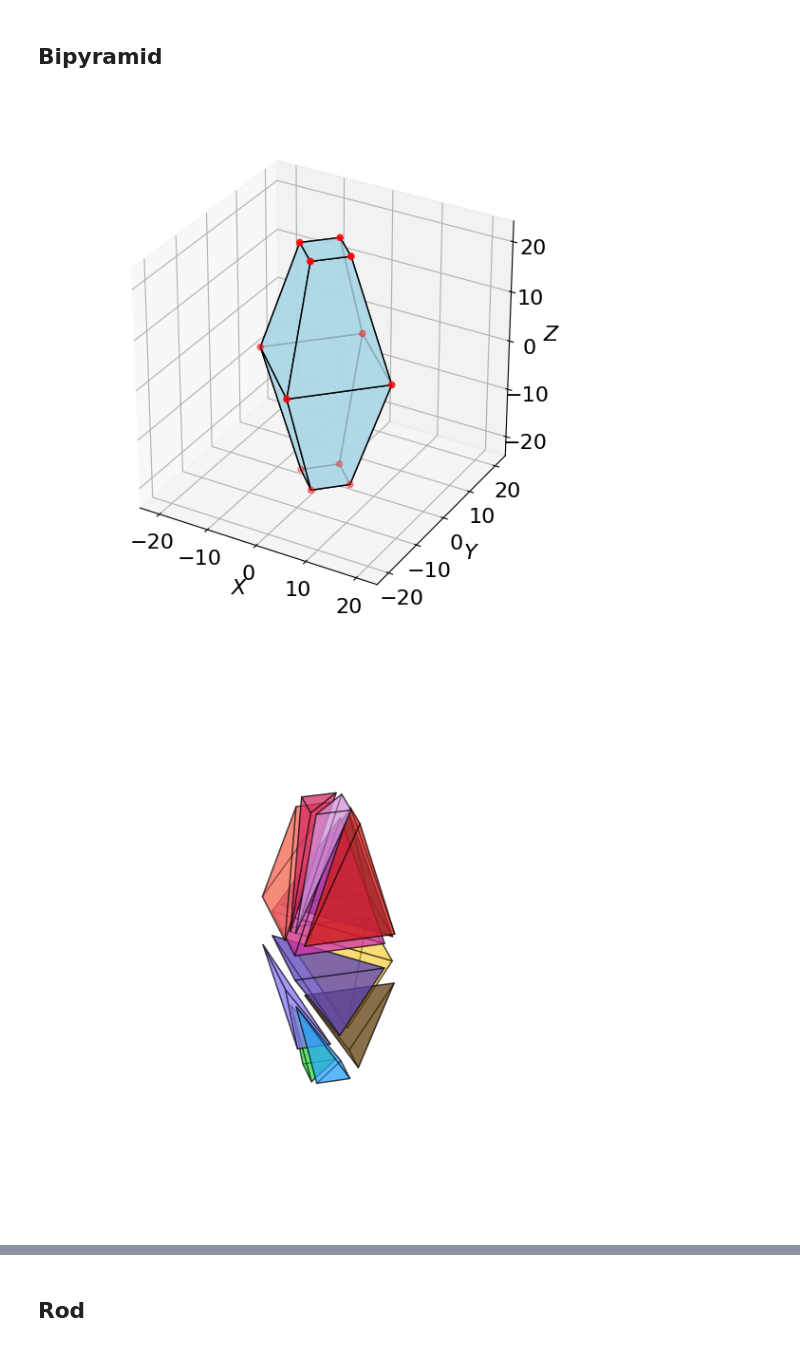
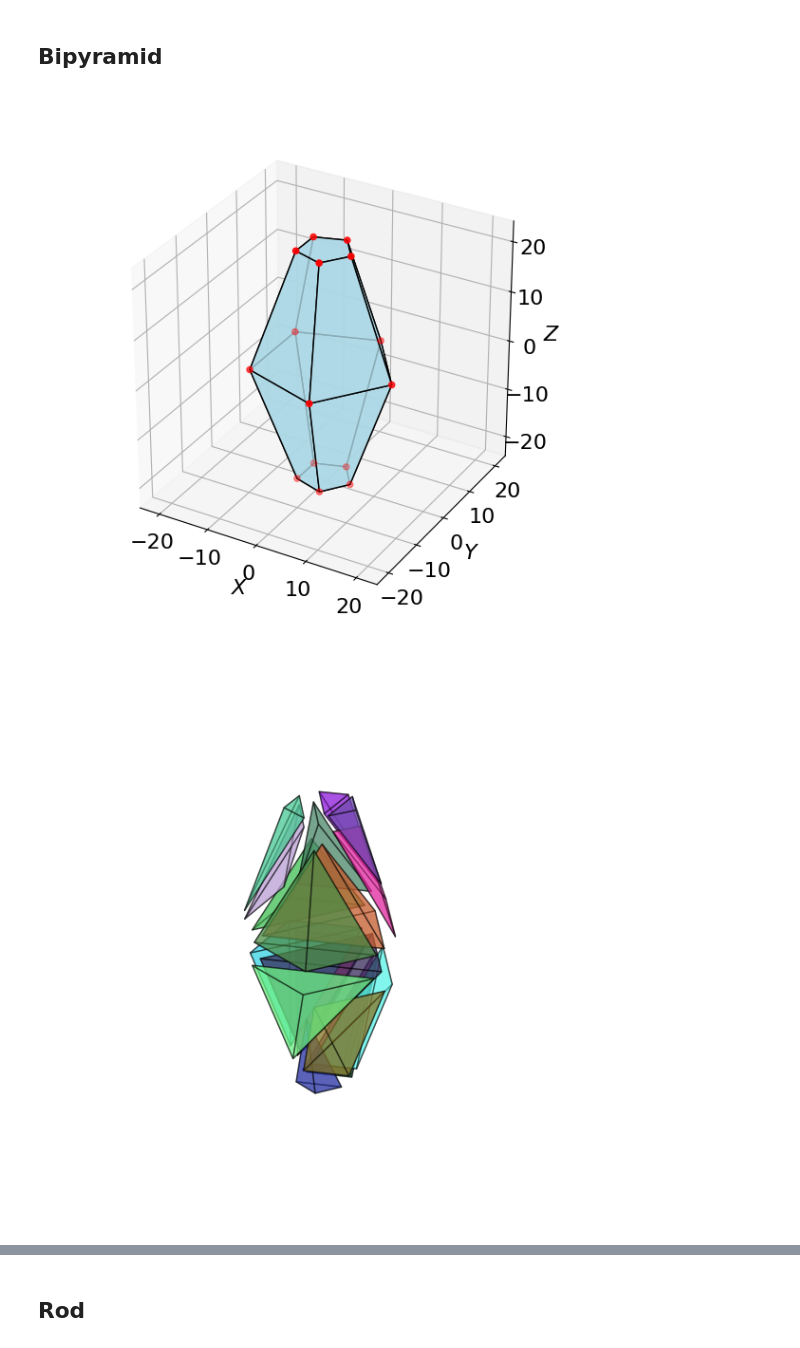
Before and after one commit to ch-tung/simplex_scattering, a Jupyter notebook: test_bipyramid.ipynb, the cells around one changed output, grey strips where cells are left out. Saved outputs shown, nothing was run; the diff lists cells and outputs as text; code cells hidden in the pictures.

```diff
--- a/test_bipyramid.ipynb
+++ b/test_bipyramid.ipynb
@@ -244,7 +244,7 @@ def fix_tetrahedron_orientations(verts, tetrahedra):
 ## Bipyramid
 # %%
 # Parameters
-n = 4
+n = 5
 a = 13.35
 c = 37.4
 t = 10.2 / 26.7
@@ -254,34 +254,34 @@ faces = bifrustum_faces(n)
 
 from scipy.spatial.transform import Rotation
 # # Apply a random rotation
 # rotation = Rotation.random()
 # verts = rotation.apply(verts)
 
 # Plot
 fig = plt.figure(figsize=(8, 6))
 ax = fig.add_subplot(111, projection='3d')
 
 poly3d = [[verts[idx] for idx in face] for face in faces]
 ax.add_collection3d(Poly3DCollection(poly3d, facecolors='lightblue', linewidths=1, edgecolors='k', alpha=0.8))
 
 ax.scatter(verts[:, 0], verts[:, 1], verts[:, 2], color='r', s=20)
 
 # Set equal aspect
 max_range = (verts.max(axis=0) - verts.min(axis=0)).max() / 2.0
 mid = verts.mean(axis=0)
 for axis, m in zip([ax.set_xlim, ax.set_ylim, ax.set_zlim], mid):
     axis(m - max_range, m + max_range)
 
 ax.tick_params(which='major', labelsize=16)
 ax.set_xlabel('$X$', fontsize=16)
 ax.set_ylabel('$Y$', fontsize=16)
 ax.set_zlabel('$Z$', fontsize=16)
 ax.set_box_aspect([1,1,1], zoom=0.85)
 
 plt.tight_layout()
 plt.show()
 # %% [output]
-[figure, old version]
+[figure, new version]
 # %%
 # Dissect the bifrustum into tetrahedra
 delaunay = Delaunay(verts)
@@ -306,6 +306,6 @@ tetrahedra_fixed = fix_tetrahedron_orientations(verts, filtered_tetrahedra)
 # Visualize the result
 plot_tetrahedra_center_offset(verts, tetrahedra_fixed, offset=0.5, noaxis=True)
 # %% [output]
-[figure, old version]
+[figure, new version]
 # %%
 # Grid resolution
```
Also changed, not shown: parts of 6 cells of this notebook.
